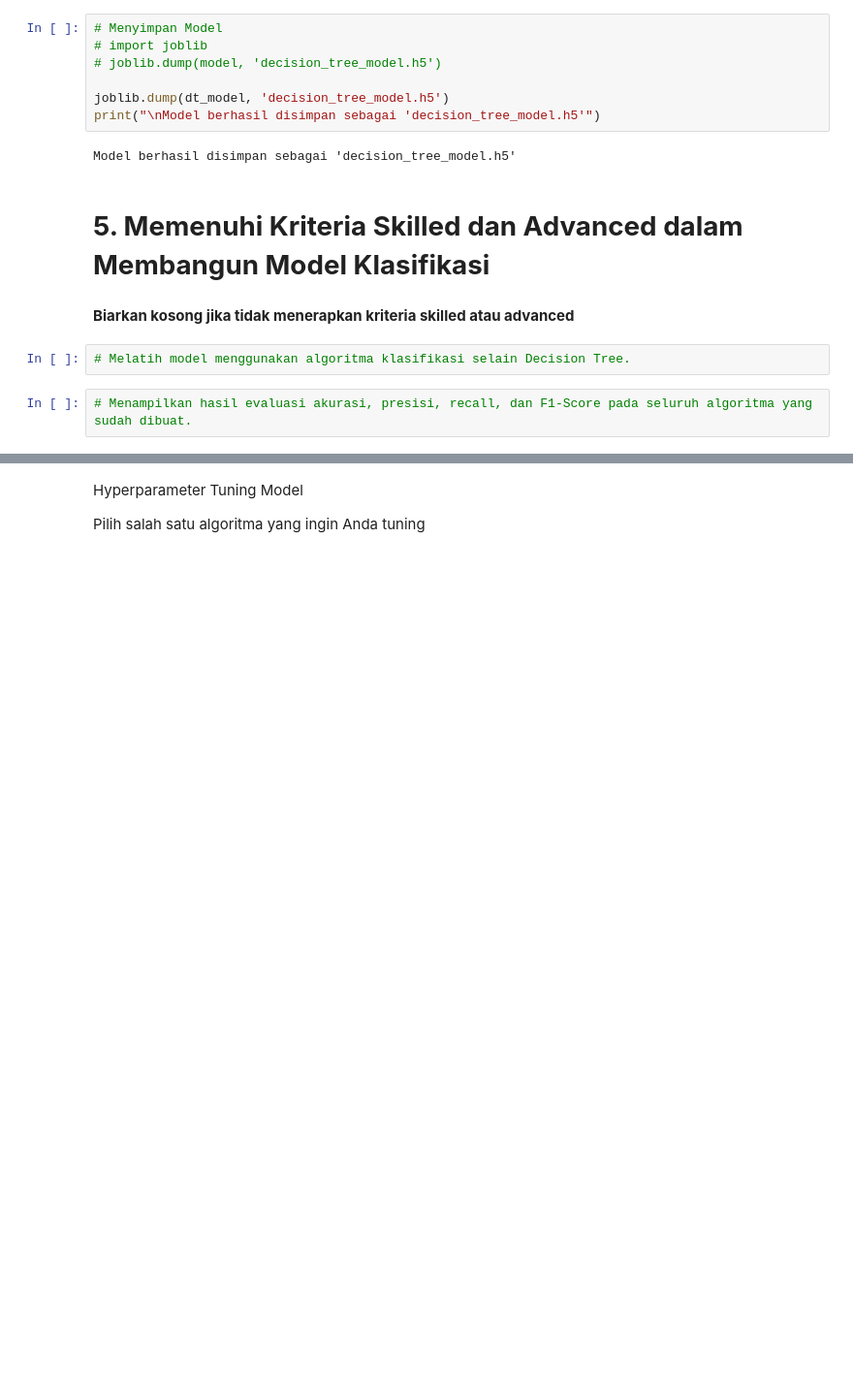
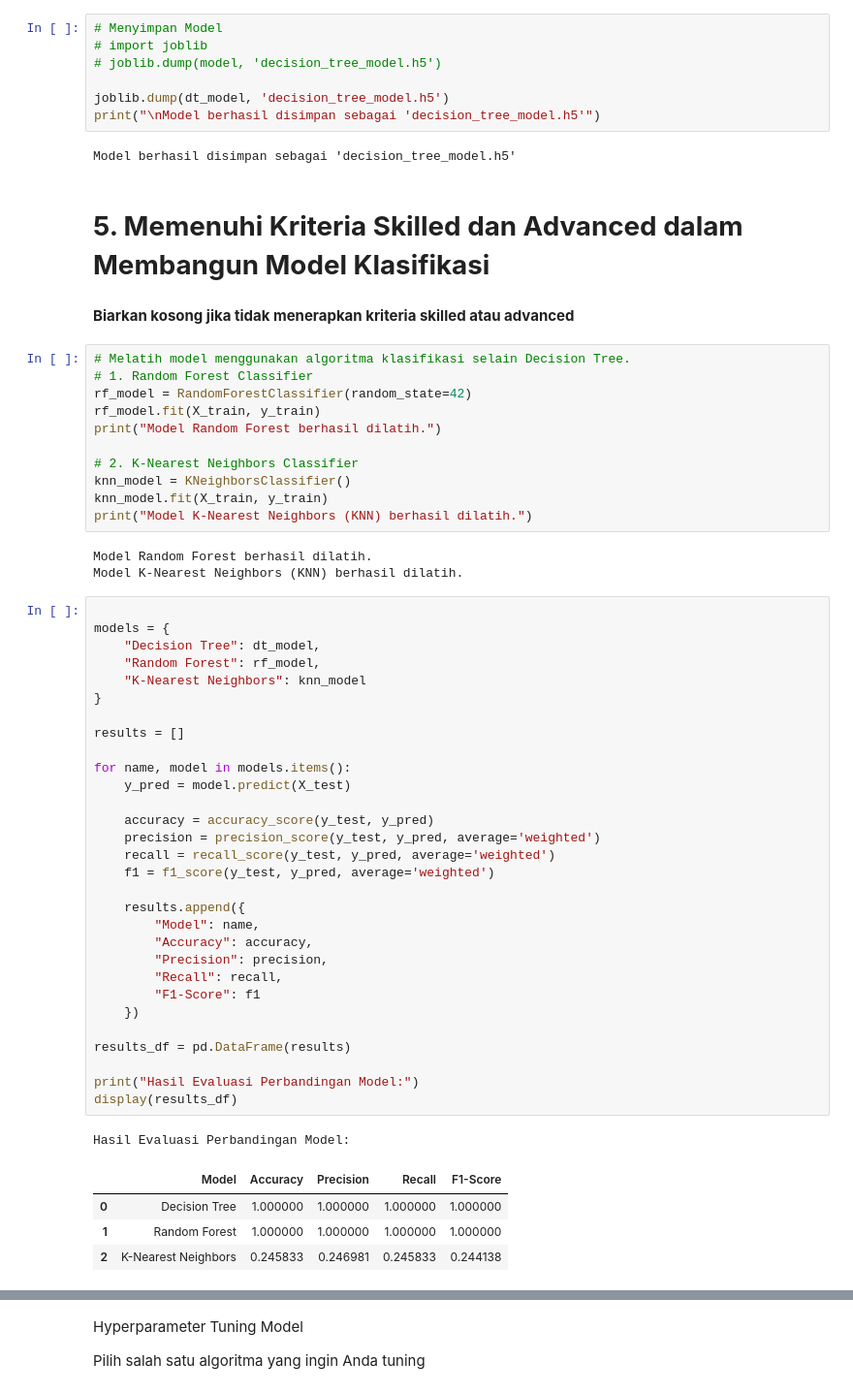
Before and after one commit to NaufalYogaPratama/BMLP-bank-transactions-data-model, a Jupyter notebook: [Klasifikasi]_Submission_Akhir_BMLP_Naufal_Yoga_Pratama.ipynb, the cells around one changed output, grey strips where cells are left out. Shown at 97% size. Drawn from its saved outputs; the diff is of its cells as text; blank space fills up the shorter version.

```diff
--- a/[Klasifikasi]_Submission_Akhir_BMLP_Naufal_Yoga_Pratama.ipynb
+++ b/[Klasifikasi]_Submission_Akhir_BMLP_Naufal_Yoga_Pratama.ipynb
@@ -122,10 +123,56 @@ Model berhasil disimpan sebagai 'decision_tree_model.h5'
 # **5. Memenuhi Kriteria Skilled dan Advanced dalam Membangun Model Klasifikasi**
 # %% [markdown]
 **Biarkan kosong jika tidak menerapkan kriteria skilled atau advanced**
-# %%
-# Melatih model menggunakan algoritma klasifikasi selain Decision Tree.
-# %%
-# Menampilkan hasil evaluasi akurasi, presisi, recall, dan F1-Score pada seluruh algoritma yang sudah dibuat.
+# %%
+# Melatih model menggunakan algoritma klasifikasi selain Decision Tree.
+# 1. Random Forest Classifier
+rf_model = RandomForestClassifier(random_state=42)
+rf_model.fit(X_train, y_train)
+print("Model Random Forest berhasil dilatih.")
+
+# 2. K-Nearest Neighbors Classifier
+knn_model = KNeighborsClassifier()
+knn_model.fit(X_train, y_train)
+print("Model K-Nearest Neighbors (KNN) berhasil dilatih.")
+# %% [output]
+Model Random Forest berhasil dilatih.
+Model K-Nearest Neighbors (KNN) berhasil dilatih.
+# %%
+
+models = {
+    "Decision Tree": dt_model,
+    "Random Forest": rf_model,
+    "K-Nearest Neighbors": knn_model
+}
+
+results = []
+
+for name, model in models.items():
+    y_pred = model.predict(X_test)
+
+    accuracy = accuracy_score(y_test, y_pred)
+    precision = precision_score(y_test, y_pred, average='weighted')
+    recall = recall_score(y_test, y_pred, average='weighted')
+    f1 = f1_score(y_test, y_pred, average='weighted')
+
+    results.append({
+        "Model": name,
+        "Accuracy": accuracy,
+        "Precision": precision,
+        "Recall": recall,
+        "F1-Score": f1
+    })
+
+results_df = pd.DataFrame(results)
+
+print("Hasil Evaluasi Perbandingan Model:")
+display(results_df)
+# %% [output]
+Hasil Evaluasi Perbandingan Model:
+|  | Model | Accuracy | Precision | Recall | F1-Score |
+| 0 | Decision Tree | 1.000000 | 1.000000 | 1.000000 | 1.000000 |
+| 1 | Random Forest | 1.000000 | 1.000000 | 1.000000 | 1.000000 |
+| 2 | K-Nearest Neighbors | 0.245833 | 0.246981 | 0.245833 | 0.244138 |
 # %%
 # Menyimpan Model Selain Decision Tree
 # Model ini bisa lebih dari satu
```
Also changed, not shown: parts of 6 cells of this notebook.
